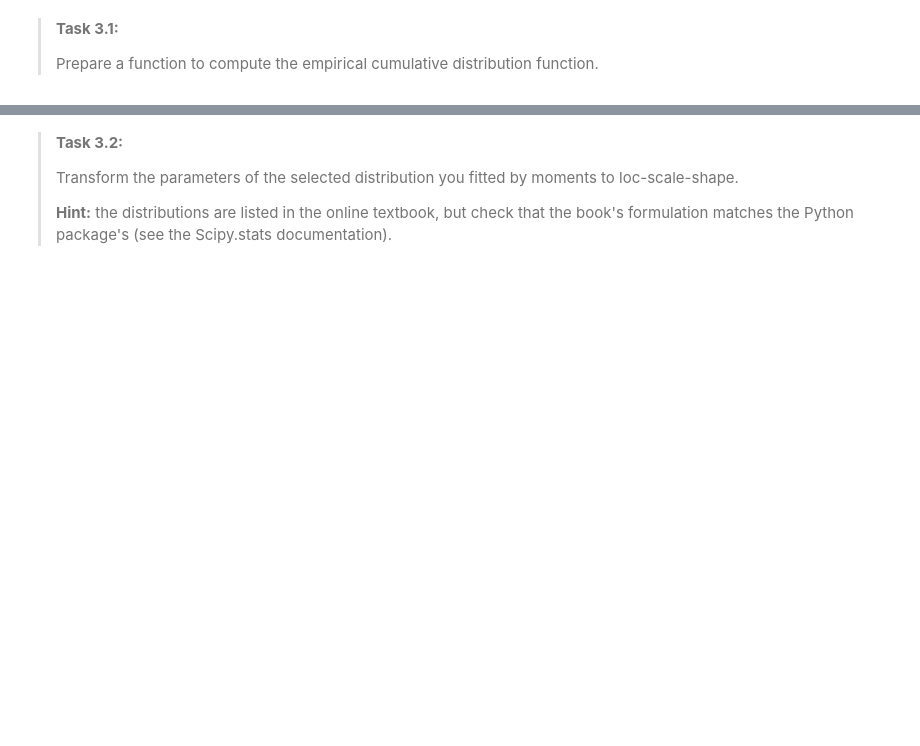
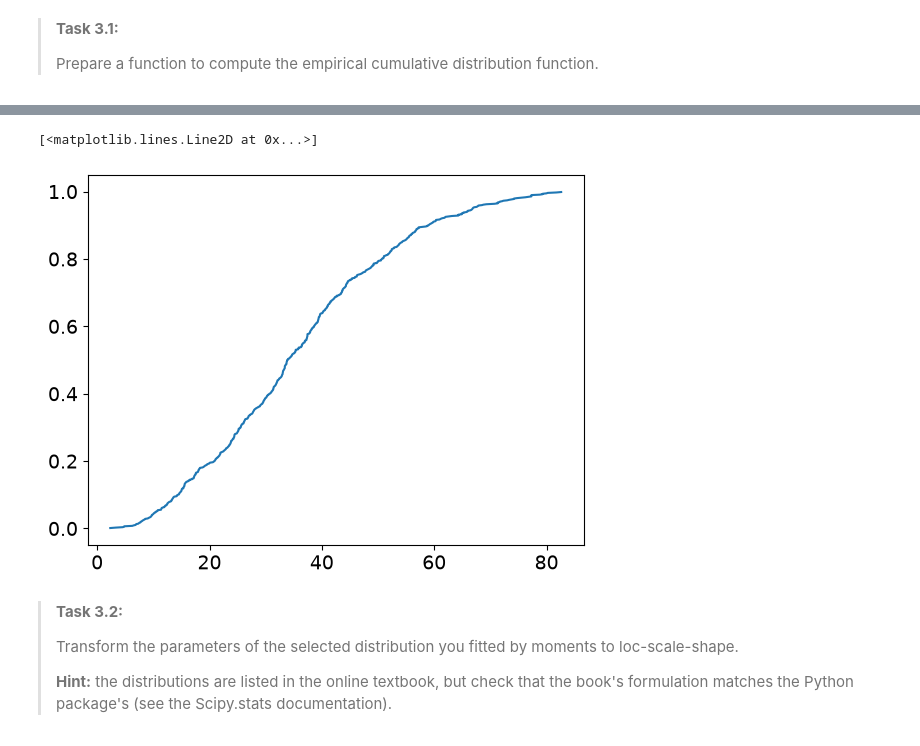
Before and after one commit to candicehabay11/WS1.4, a Jupyter notebook: WS1_4_Fit_happens.ipynb, the cells around one changed output, grey strips where cells are left out. Drawn from its saved outputs; the diff is of its cells as text; code cells hidden in the pictures; blank space fills up the shorter version.

```diff
--- a/WS1_4_Fit_happens.ipynb
+++ b/WS1_4_Fit_happens.ipynb
@@ -145,3 +152,10 @@ NameError: name 'data' is not defined
+# %%
+non_exc_emp = ecdf(data)[0]
+sorted_vals = ecdf(data)[1]
+plt.plot(sorted_vals, non_exc_emp)
+# %% [output]
+[<matplotlib.lines.Line2D at 0x...>]
+[figure, added]
 # %% [markdown]
 >**Task 3.2:**
 >
```
Also changed, not shown: parts of 10 cells of this notebook.
